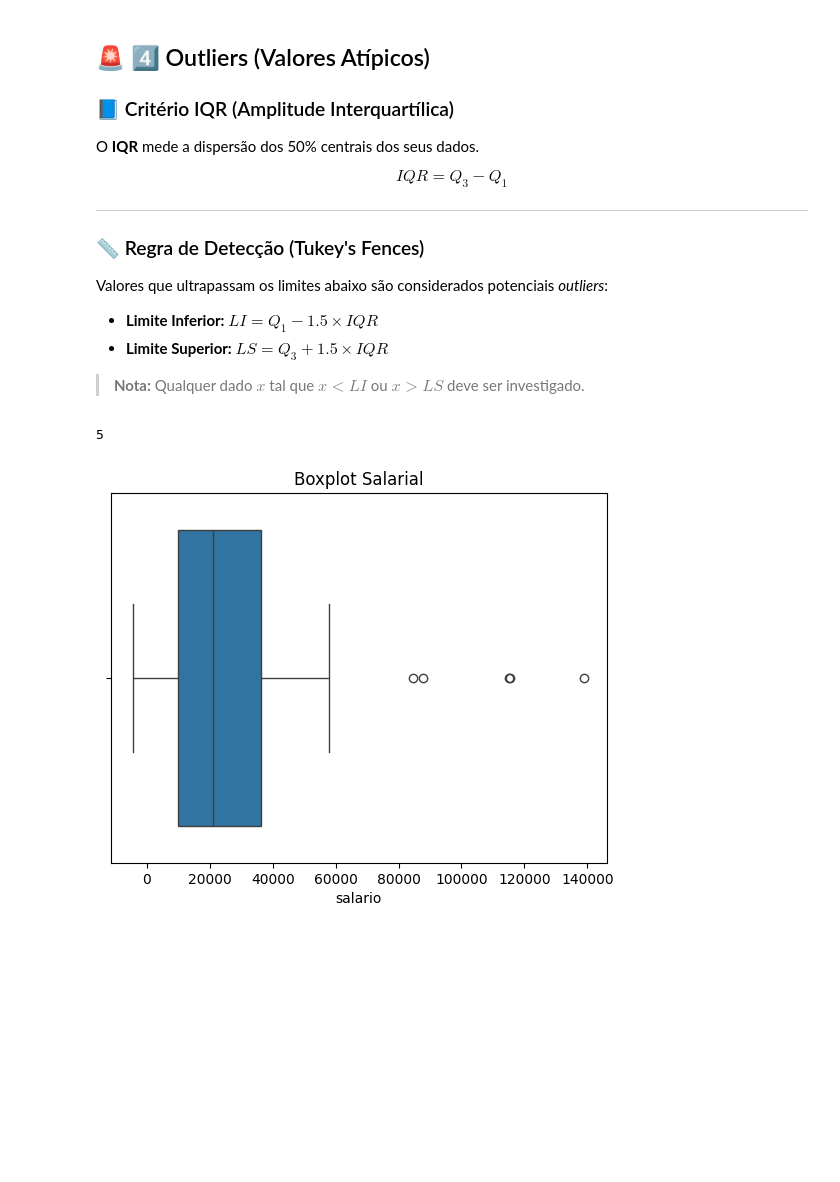
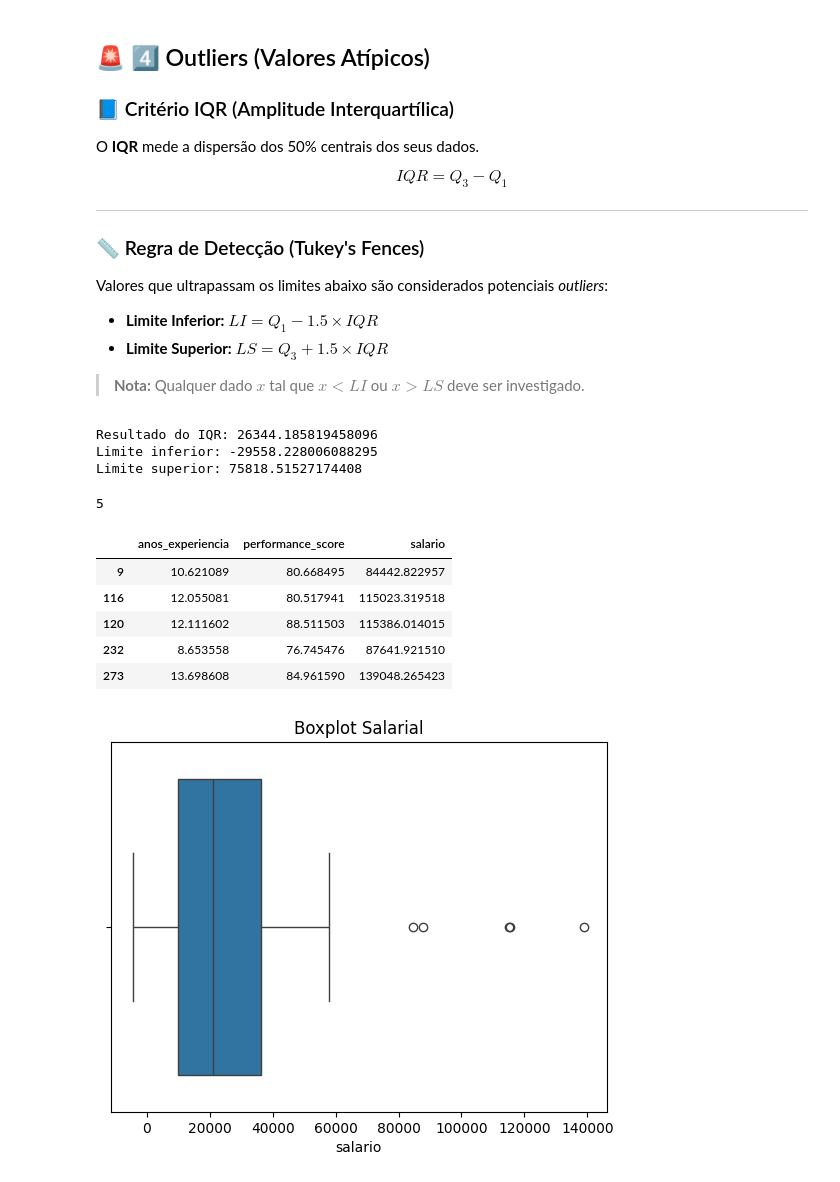
Before and after one commit to Scientiadados/Python, a Jupyter notebook: notebook/04_estatistica_aplicada.ipynb, the cells around one changed output. Cells and saved outputs as stored; diff of their text form; code cells hidden in the pictures; blank space fills up the shorter version.

```diff
--- a/notebook/04_estatistica_aplicada.ipynb
+++ b/notebook/04_estatistica_aplicada.ipynb
@@ -139,15 +146,32 @@ Valores que ultrapassam os limites abaixo são considerados potenciais *outliers
 > **Nota:** Qualquer dado $x$ tal que $x < LI$ ou $x > LS$ deve ser investigado.
 # %%
 iqr = q3 - q1
+print(f"Resultado do IQR: {iqr}")
+
 limite_inferior = q1 - 1.5 * iqr
+print(f"Limite inferior: {limite_inferior}")
+
 limite_superior = q3 + 1.5 * iqr
+print(f"Limite superior: {limite_superior}")
 
 outliers = df[(df["salario"] < limite_inferior) |
               (df["salario"] > limite_superior)]
 
 len(outliers)
 # %% [output]
-5
+Resultado do IQR: 26344.185819458096
+Limite inferior: -29558.228006088295
+Limite superior: 75818.51527174408
+5
+# %%
+outliers
+# %% [output]
+|  | anos_experiencia | performance_score | salario |
+| 9 | 10.621089 | 80.668495 | 84442.822957 |
+| 116 | 12.055081 | 80.517941 | 115023.319518 |
+| 120 | 12.111602 | 88.511503 | 115386.014015 |
+| 232 | 8.653558 | 76.745476 | 87641.921510 |
+| 273 | 13.698608 | 84.961590 | 139048.265423 |
 # %%
 plt.figure()
 sns.boxplot(x=df["salario"])
```
Also changed, not shown: parts of 3 cells of this notebook.
